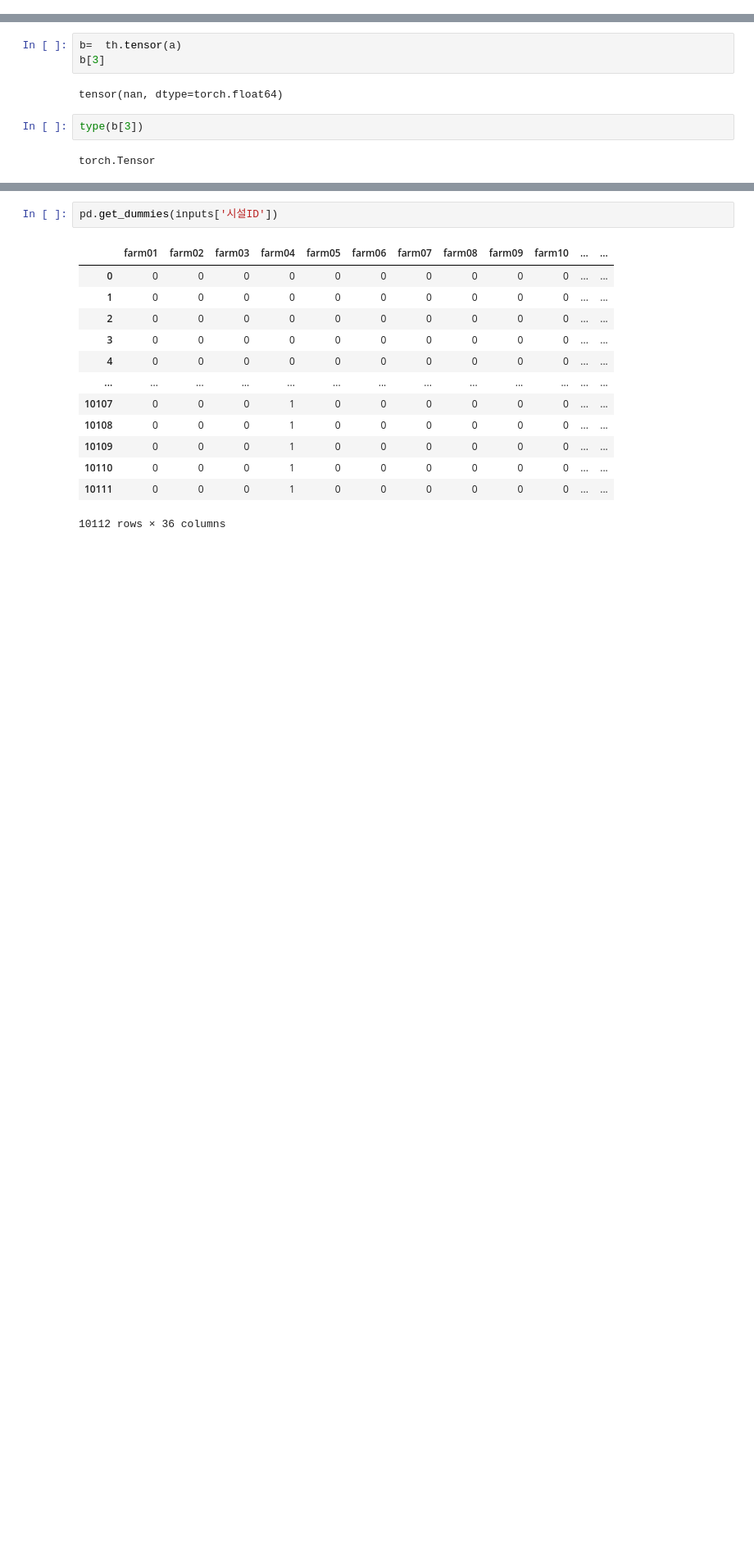
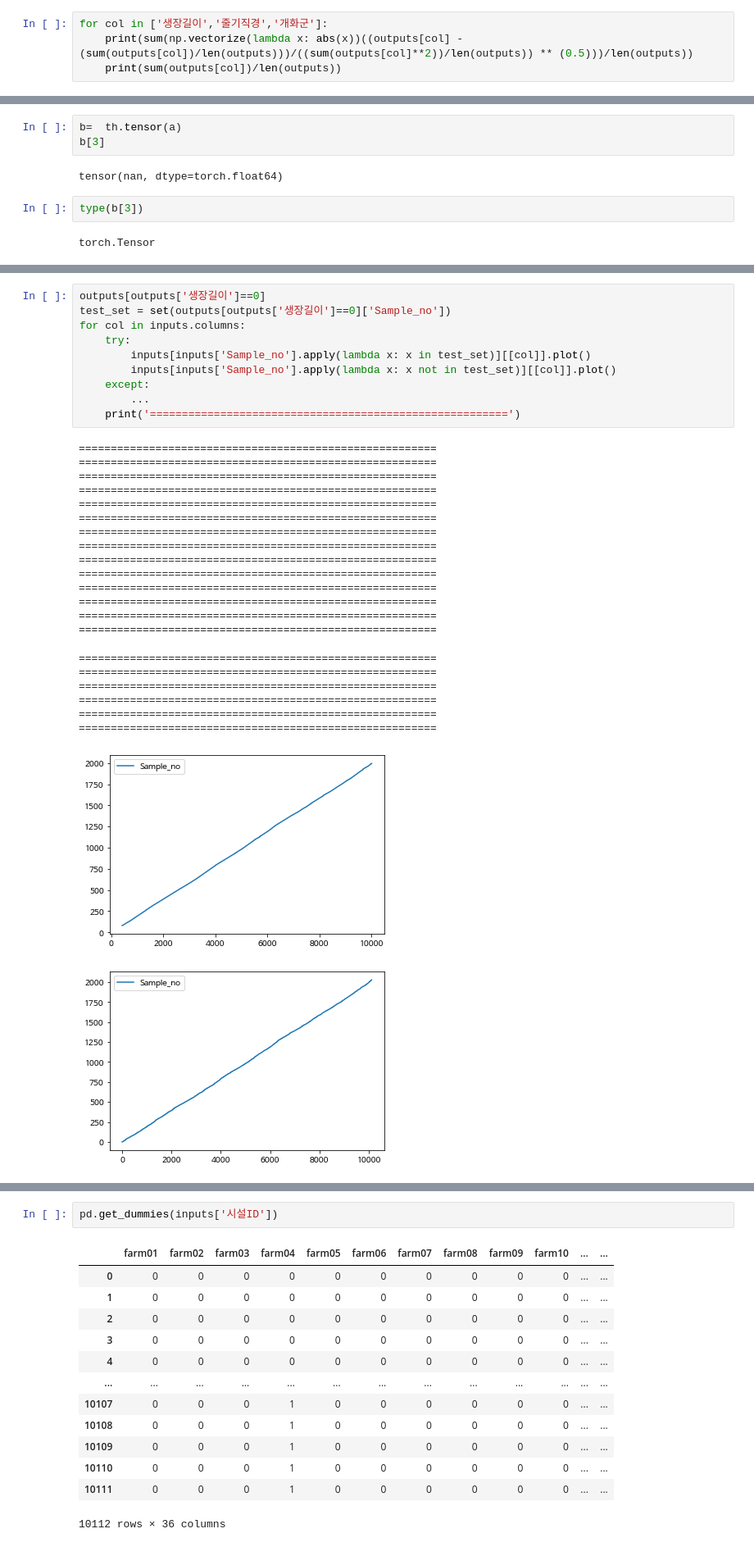
Before and after one commit to SunCreation/sprout, a Jupyter notebook: growth/readme.ipynb, the cells around one changed output, grey strips where cells are left out. Shown at 82% size. Cells and saved outputs as stored; diff of their text form; blank space fills up the shorter version.

```diff
--- a/growth/readme.ipynb
+++ b/growth/readme.ipynb
@@ -63,0 +56,4 @@ check_null(test_inputs)
+# %%
+for col in ['생장길이','줄기직경','개화군']:
+    print(sum(np.vectorize(lambda x: abs(x))((outputs[col] - (sum(outputs[col])/len(outputs)))/((sum(outputs[col]**2))/len(outputs)) ** (0.5)))/len(outputs))
+    print(sum(outputs[col])/len(outputs))
@@ -214,3 +202,36 @@ inputs.apply(preprocess_remove_str)
 | 10110 | 2027 | 4.0 | 20160826 | 7.0 | 372.708516 | 66.672917 | 24.401667 | NaN | NaN | 1314 | NaN | ... |
 | 10111 | 2027 | 4.0 | 20160827 | 7.0 | 372.612192 | 59.257083 | 28.352500 | NaN | NaN | 1310 | NaN | ... |
 10112 rows × 20 columns
+# %%
+outputs[outputs['생장길이']==0]
+test_set = set(outputs[outputs['생장길이']==0]['Sample_no'])
+for col in inputs.columns:
+    try:
+        inputs[inputs['Sample_no'].apply(lambda x: x in test_set)][[col]].plot()
+        inputs[inputs['Sample_no'].apply(lambda x: x not in test_set)][[col]].plot()
+    except:
+        ...
+    print('========================================================')
+# %% [output]
+========================================================
+========================================================
+========================================================
+========================================================
+========================================================
+========================================================
+========================================================
+========================================================
+========================================================
+========================================================
+========================================================
+========================================================
+========================================================
+========================================================
+========================================================
+========================================================
+========================================================
+========================================================
+========================================================
+========================================================
+[figure, added]
+[figure, added]
```
Also changed, not shown: parts of 13 cells of this notebook, 6 other files.
